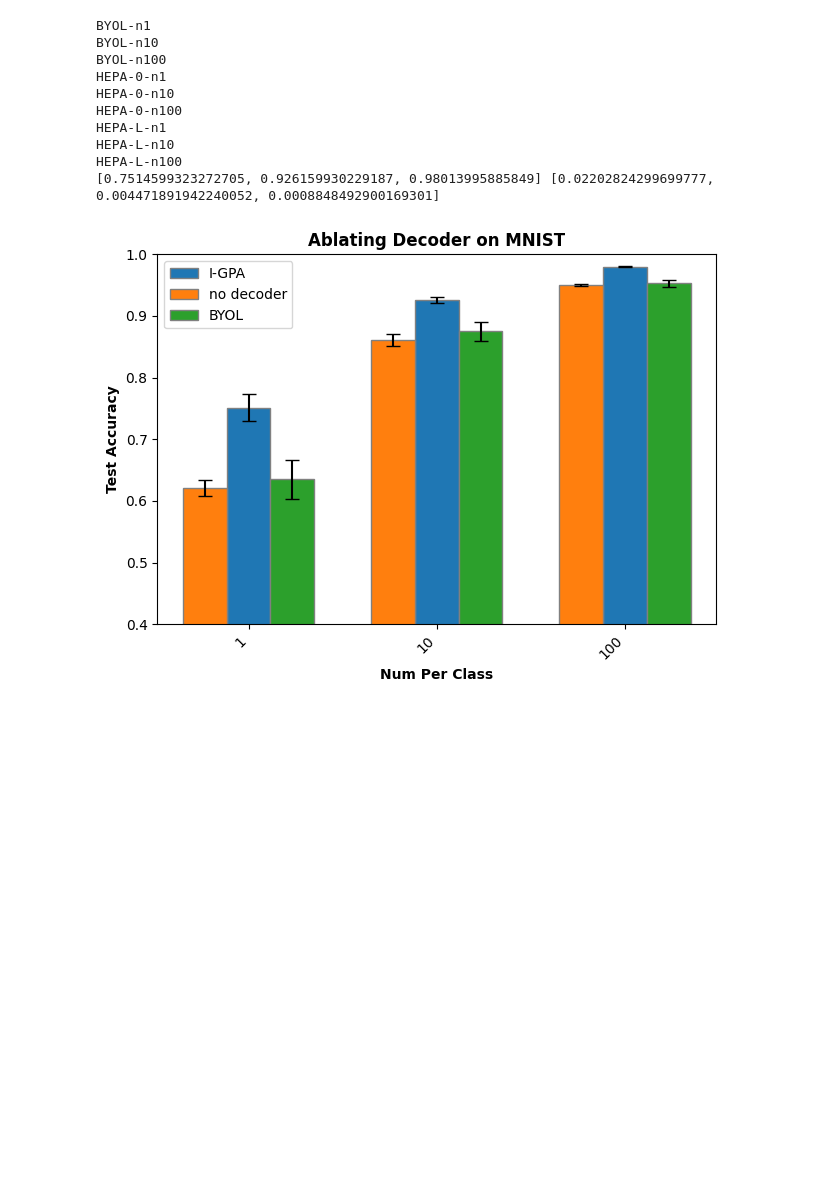
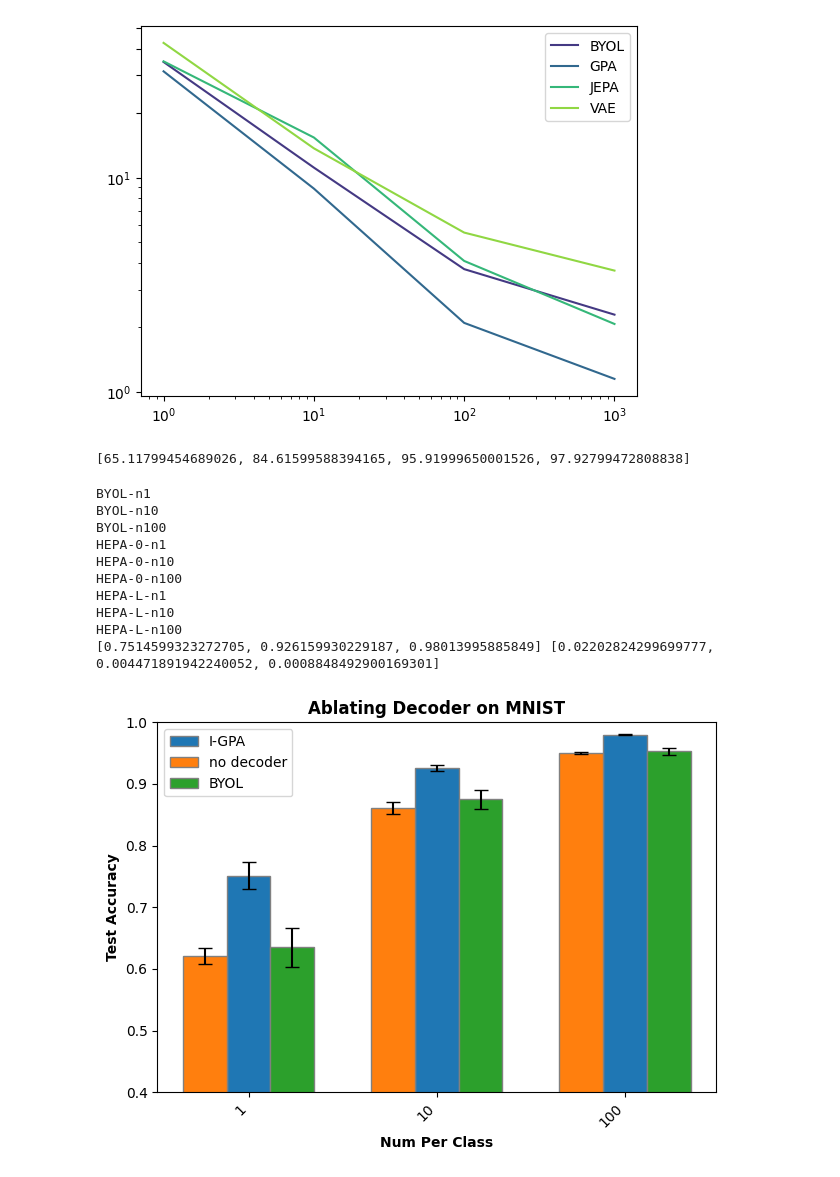
Before and after one commit to joeagriffith/HEPA, a Jupyter notebook: plot.ipynb, the cells around one changed output. Cells and saved outputs as stored; diff of their text form; code cells hidden in the pictures; blank space fills up the shorter version.

```diff
--- a/plot.ipynb
+++ b/plot.ipynb
@@ -123,3 +116,51 @@ Text(0, 0.5, 'Validation Accuracy')
+# %%
+example = 'MNIST'
+experiment = "comparison"
+
+sub_experiments = ['Classifier-n1', 'Classifier-n10', 'Classifier-n100', 'Classifier-n1000']
+
+xs = [1, 10, 100, 1000]
+data = {}
+
+for i, sub_experiment in enumerate(sub_experiments):
+    path = f"out/{example}/logs/agg/{experiment}/{sub_experiment}/"
+    trials = os.listdir(path)
+    experiment_data = {}
+    for trial in trials:
+        # print(trial)
+        trial_path = path + trial + '/reduction.csv'
+        if os.path.exists(trial_path):
+            experiment_data[trial] = process_df(trial_path)
+
+    if i == 0:
+        for exp in experiment_data.keys():
+            data[exp] = [experiment_data[exp]['test/accuracy']['mean'][0]]
+    else:
+        for exp in experiment_data.keys():
+            data[exp].append(experiment_data[exp]['test/accuracy']['mean'][0])
+
+for key in data.keys():
+    data[key] = [100.0 * (1.0 - x) for x in data[key]]
+
+skip_keys = ['AE', 'iJEPA']
+colors = plt.get_cmap('viridis')
+for i, key in enumerate(data.keys()):
+    if key in skip_keys:
+        continue
+    plt.plot(xs, data[key], label=key, color=colors(i/len(data.keys())))
+plt.legend()
+plt.yscale('log')
+plt.xscale('log')
+plt.xticks([1, 10, 100, 1000])
+# plt.yticks([50, 40, 30, 20, 10, 0])
+plt.yticks([1, 10, 20, 30, 40, 50])
+plt.show()
+# %% [output]
+[figure, added]
+# %%
+print([100 - x for x in data['JEPA']])
+# %% [output]
+[65.11799454689026, 84.61599588394165, 95.91999650001526, 97.92799472808838]
 # %%
 import matplotlib.pyplot as plt
 import numpy as np
```
Also changed, not shown: parts of 4 cells of this notebook, 2 other files.
